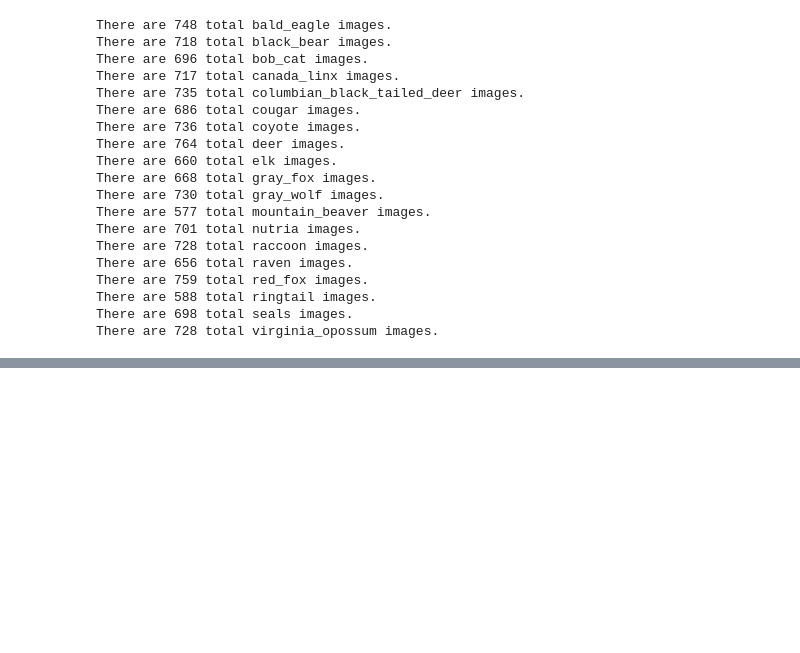
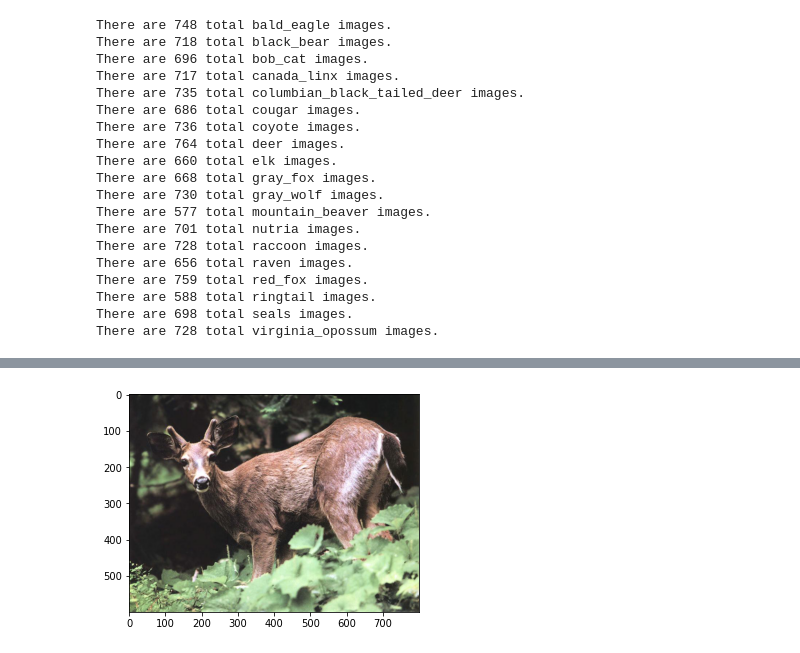
Before and after one commit to Agewerc/wildlifeComputerVision, a Jupyter notebook: wild_animal_computer_vision.ipynb, the cells around one changed output, grey strips where cells are left out. Drawn from its saved outputs; the diff is of its cells as text; code cells hidden in the pictures; blank space fills up the shorter version.

```diff
--- a/wild_animal_computer_vision.ipynb
+++ b/wild_animal_computer_vision.ipynb
@@ -321,0 +187,6 @@ KeyboardInterrupt: ignored
+# %%
+import torch
+import torchvision.models as models
+
+# check if CUDA is available
+use_cuda = torch.cuda.is_available()
@@ -321,0 +419,3 @@ KeyboardInterrupt: ignored
+# %%
+## TODO: Specify data loaders
+loaders_transfer = loaders_scratch
@@ -321,0 +459,9 @@ KeyboardInterrupt: ignored
+# %%
+criterion_transfer = nn.CrossEntropyLoss()
+optimizer_transfer = optim.SGD(model_transfer.classifier.parameters(), lr=0.001)
+# %%
+# train the model
+model_transfer = train(25, loaders_transfer, model_transfer, optimizer_transfer, criterion_transfer, use_cuda, 'model_transfer.pt')
+
+# load the model that got the best validation accuracy (uncomment the line below)
+# model_transfer.load_state_dict(torch.load('model_transfer.pt'))
@@ -321,0 +493,64 @@ KeyboardInterrupt: ignored
+# %%
+### TODO: Write a function that takes a path to an image as input
+### and returns the dog breed that is predicted by the model.
+
+import matplotlib.pyplot as plt
+import matplotlib.image as mpimg
+from torch.autograd import Variable
+import random
+import re
+
+# create a list with a class names
+class_names = image_datasets['train'].classes
+class_names = [re.sub("\d{3}.", "", item) for item in class_names]
+class_names = [re.sub("_", " ", item) for item in class_names]
+
+def predict_breed_transfer(img_path):
+
+    # load the image and return the predicted breed
+    img = Image.open(img_path) # Load the image from provided path
+
+    normalize = transforms.Normalize(
+        mean=[0.485, 0.456, 0.406],
+        std=[0.229, 0.224, 0.225]
+    )
+
+    preprocess = transforms.Compose([
+        transforms.Resize(224),
+        transforms.CenterCrop(224),
+        transforms.ToTensor(),
+        normalize]
+    )
+
+    img_tensor = preprocess(img).float()
+    img_tensor.unsqueeze_(0)  # Insert the new axis at index 0 i.e. in front of the other axes/dims.
+    img_tensor = Variable(img_tensor) #The input to the network needs to be an autograd Variable
+
+    if use_cuda:
+        img_tensor = Variable(img_tensor.cuda())
+
+    model_transfer.eval()
+    output = model_transfer(img_tensor) # Returns a Tensor of shape (batch, num class labels)
+    output = output.cpu()
+
+    # Our prediction will be the index of the class label with the largest value.
+    predict_index = output.data.numpy().argmax()
+
+    predicted_breed = class_names[predict_index]
+    true_breed = image_datasets['train'].classes[predict_index]
+
+    return (predicted_breed, true_breed)
+
+
+# Create list of test image paths
+
+test_img_paths = list(df_animals[df_animals.train_val_test == 2].file_path)
+np.random.shuffle(test_img_paths)
+
+for img_path in test_img_paths[0:20]:
+    predicted_breed, true_breed = predict_breed_transfer(img_path)
+    print("Predicted Animal:" , predicted_breed, "\n", "True Animal:" , true_breed)
+    img=mpimg.imread(img_path)
+    imgplot = plt.imshow(img)
+    plt.show()
+# %% [output]
@@ -321,0 +559 @@ KeyboardInterrupt: ignored
+[figure, added]
```
Also changed, not shown: parts of 34 cells of this notebook.
